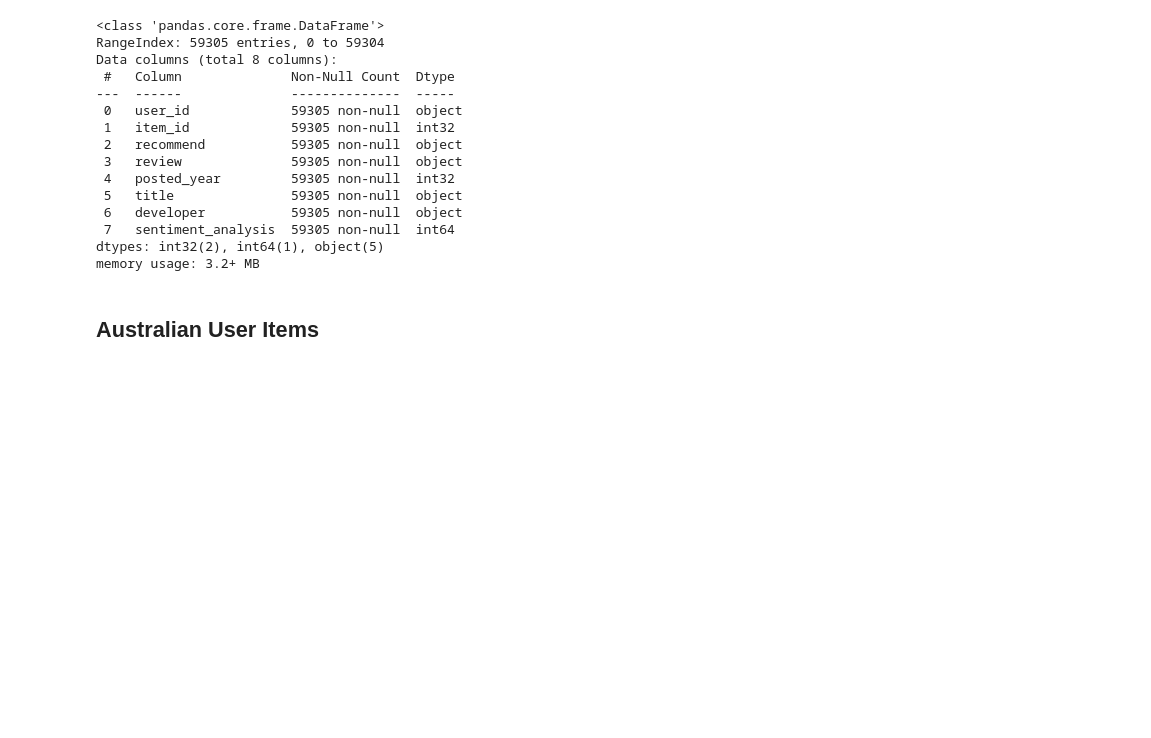
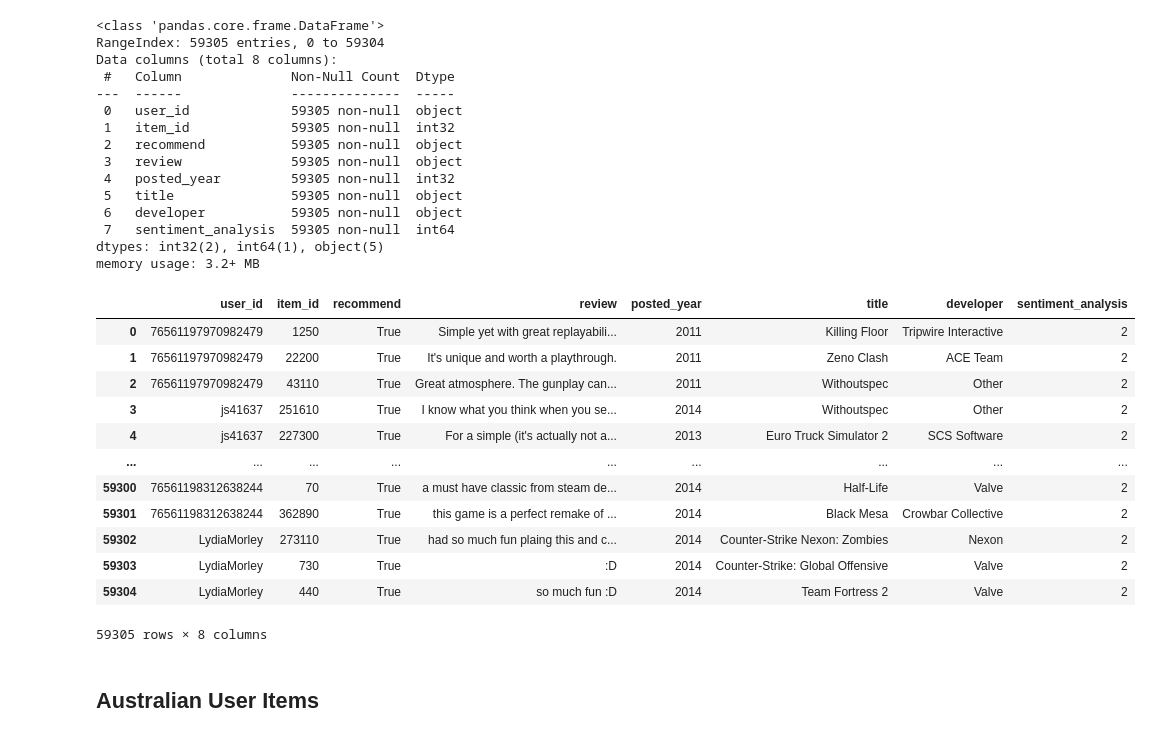
Before and after one commit to AndresMozo1/HenryPIOne, a Jupyter notebook: ETL.ipynb, the cells around one changed output. Saved outputs shown, nothing was run; the diff lists cells and outputs as text; code cells hidden in the pictures; blank space fills up the shorter version.

```diff
--- a/ETL.ipynb
+++ b/ETL.ipynb
@@ -294,6 +296,27 @@ dtypes: int32(2), int64(1), object(5)
 memory usage: 3.2+ MB
 # %%
 dfAusrw.to_parquet("Data/dfAustralianUserReviews")
+# %%
+
+
+# Lee el archivo Parquet y carga los datos en un DataFrame
+df = pd.read_parquet("Data/dfAustralianUserReviews")
+# %%
+df
+# %% [output]
+|  | user_id | item_id | recommend | review | posted_year | title | developer | sentiment_analysis |
+| 0 | 76561197970982479 | 1250 | True | Simple yet with great replayabili... | 2011 | Killing Floor | Tripwire Interactive | 2 |
+| 1 | 76561197970982479 | 22200 | True | It's unique and worth a playthrough. | 2011 | Zeno Clash | ACE Team | 2 |
+| 2 | 76561197970982479 | 43110 | True | Great atmosphere. The gunplay can... | 2011 | Withoutspec | Other | 2 |
+| 3 | js41637 | 251610 | True | I know what you think when you se... | 2014 | Withoutspec | Other | 2 |
+| 4 | js41637 | 227300 | True | For a simple (it's actually not a... | 2013 | Euro Truck Simulator 2 | SCS Software | 2 |
+| ... | ... | ... | ... | ... | ... | ... | ... | ... |
+| 59300 | 76561198312638244 | 70 | True | a must have classic from steam de... | 2014 | Half-Life | Valve | 2 |
+| 59301 | 76561198312638244 | 362890 | True | this game is a perfect remake of ... | 2014 | Black Mesa | Crowbar Collective | 2 |
+| 59302 | LydiaMorley | 273110 | True | had so much fun plaing this and c... | 2014 | Counter-Strike Nexon: Zombies | Nexon | 2 |
+| 59303 | LydiaMorley | 730 | True | :D | 2014 | Counter-Strike: Global Offensive | Valve | 2 |
+| 59304 | LydiaMorley | 440 | True | so much fun :D | 2014 | Team Fortress 2 | Valve | 2 |
+59305 rows × 8 columns
 # %% [markdown]
 ## Australian User Items
 # %%
```
Also changed, not shown: parts of 1 cell of this notebook, 3 other files.
